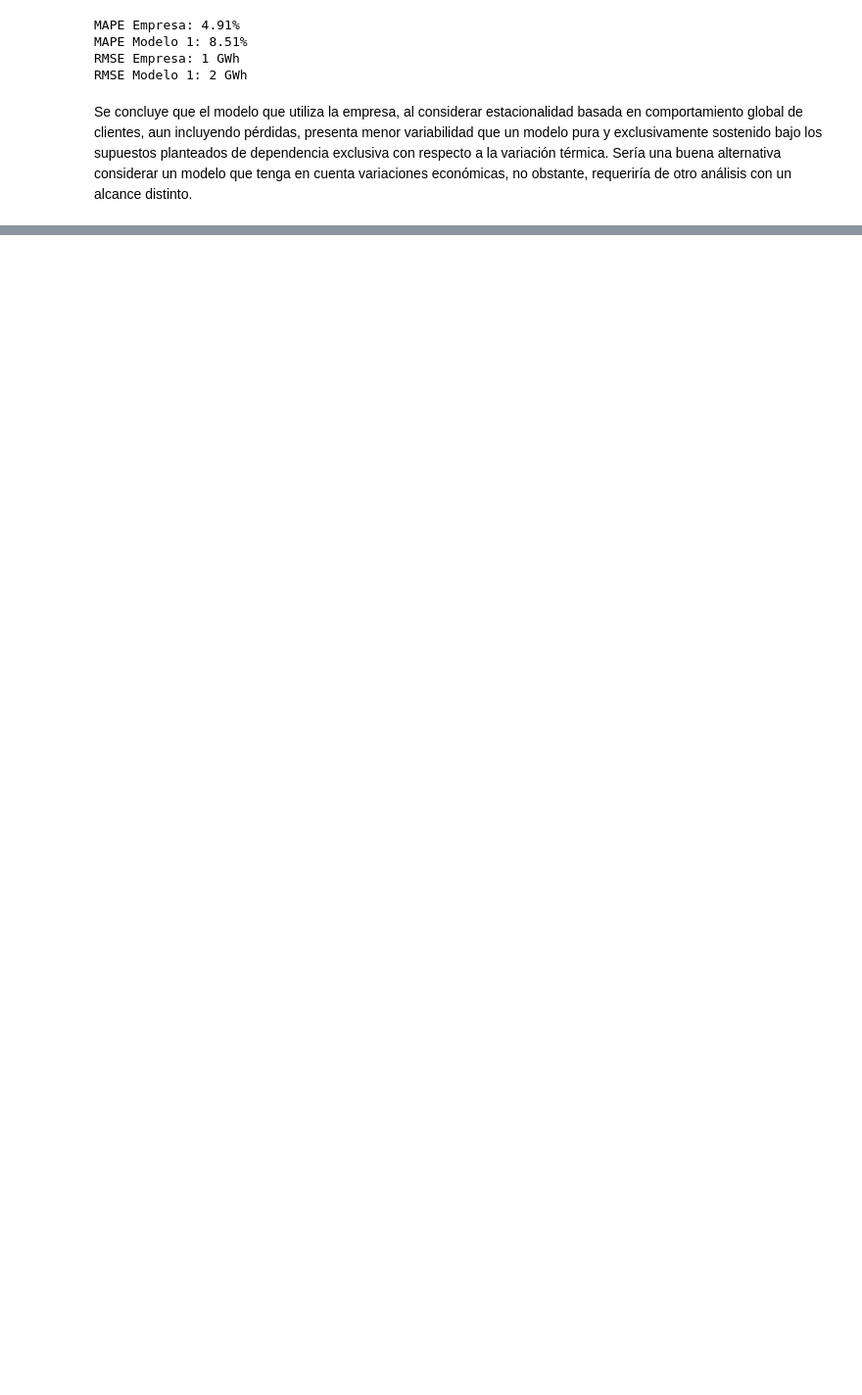
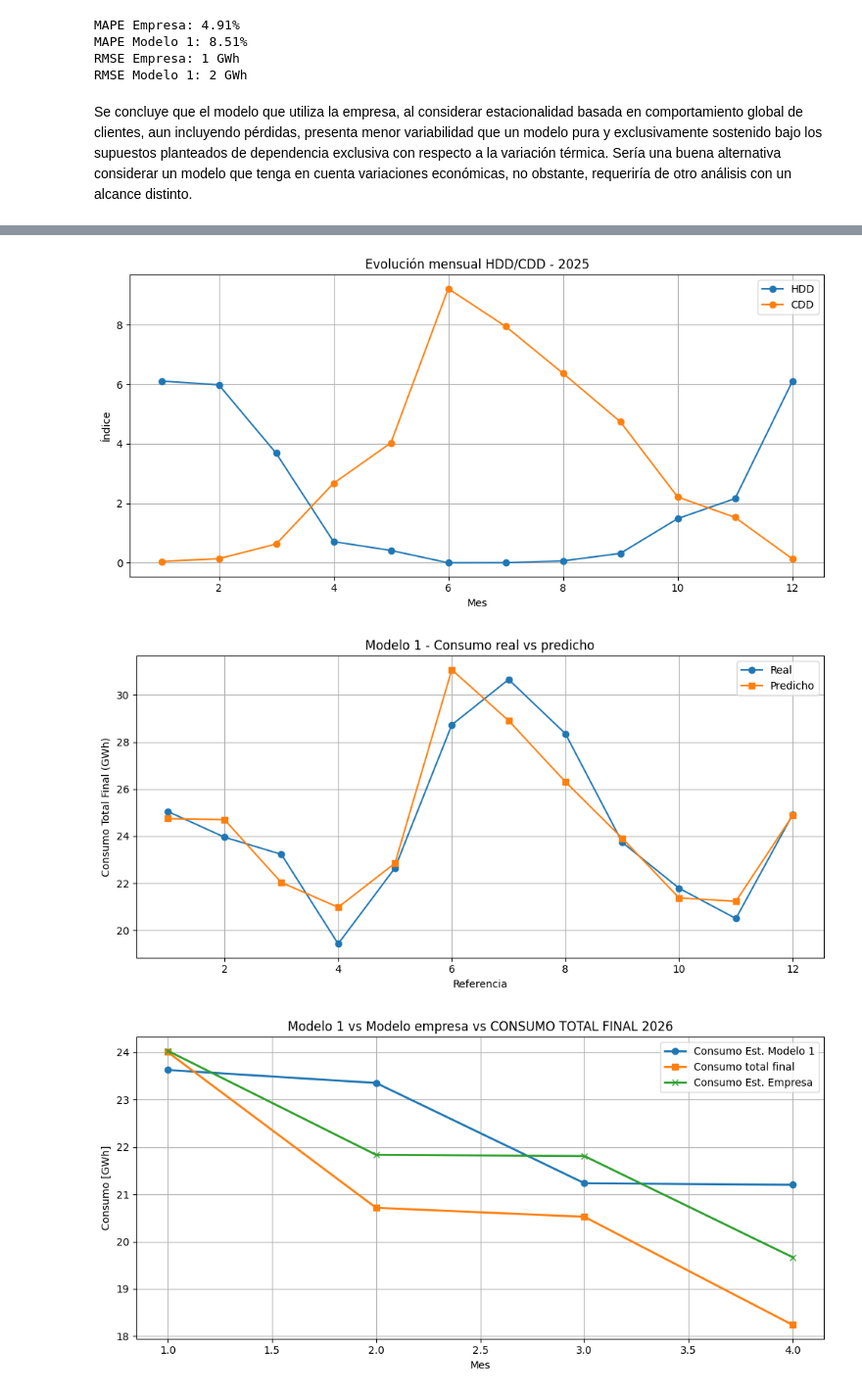
Before and after one commit to SantiagoEzequielDrelewicz/TP-LMC, a Jupyter notebook: tplmc.ipynb, the cells around one changed output, grey strips where cells are left out. Shown at 98% size. Saved outputs shown, nothing was run; the diff lists cells and outputs as text; code cells hidden in the pictures; blank space fills up the shorter version.

Commit message:
subo primer intento de informe

```diff
--- a/tplmc.ipynb
+++ b/tplmc.ipynb
@@ -2085,0 +2075,52 @@ Se concluye que el modelo que utiliza la empresa, al considerar estacionalidad b
+# %%
+# Guardado de figuras para informe.tex
+FIG_DIR = Path("figuras")
+FIG_DIR.mkdir(exist_ok=True)
+
+# Figura 1: evolución mensual HDD/CDD 2025
+plt.figure(figsize=(10, 5))
+plt.plot(df_chdd_mes["mes"], df_chdd_mes["hdd"], marker="o", label="HDD")
+plt.plot(df_chdd_mes["mes"], df_chdd_mes["cdd"], marker="o", label="CDD")
+plt.xlabel("Mes")
+plt.ylabel("Índice")
+plt.title("Evolución mensual HDD/CDD - 2025")
+plt.grid(True)
+plt.legend()
+plt.tight_layout()
+plt.savefig(FIG_DIR / "hdd_cdd_2025.png", dpi=200, bbox_inches="tight")
+plt.show()
+
+# Figura 2: Modelo 1, consumo real vs predicho 2025
+X_modelo1 = df_modelo_1[["hdd", "cdd"]]
+y_modelo1 = df_modelo_1["CONSUMO TOTAL FINAL"]
+y_pred_modelo1 = modelo_1.predict(X_modelo1)
+
+plt.figure(figsize=(10, 5))
+plt.plot(df_modelo_1["REFERENCIA"], y_modelo1, marker="o", label="Real")
+plt.plot(df_modelo_1["REFERENCIA"], y_pred_modelo1, marker="s", label="Predicho")
+plt.xlabel("Referencia")
+plt.ylabel("Consumo Total Final (GWh)")
+plt.title("Modelo 1 - Consumo real vs predicho")
+plt.grid(True)
+plt.legend()
+plt.tight_layout()
+plt.savefig(FIG_DIR / "modelo1_real_vs_predicho_2025.png", dpi=200, bbox_inches="tight")
+plt.show()
+
+# Figura 3: comparación 2026 entre Modelo 1, modelo empresa y consumo real
+plt.figure(figsize=(10, 5))
+plt.plot(df_pred_2026_completo["mes"], df_pred_2026_completo["consumo_estimado"], marker="o", linewidth=2, label="Consumo Est. Modelo 1")
+plt.plot(df_pred_2026_completo["mes"], df_pred_2026_completo["CONS TOT FIN"], marker="s", linewidth=2, label="Consumo total final")
+plt.plot(df_pred_2026_completo["mes"], df_pred_2026_completo["CONS EST EMPRESA"], marker="x", linewidth=2, label="Consumo Est. Empresa")
+plt.xlabel("Mes")
+plt.ylabel("Consumo [GWh]")
+plt.title("Modelo 1 vs Modelo empresa vs CONSUMO TOTAL FINAL 2026")
+plt.grid(True)
+plt.legend()
+plt.tight_layout()
+plt.savefig(FIG_DIR / "comparacion_2026.png", dpi=200, bbox_inches="tight")
+plt.show()
+# %% [output]
+[figure, added]
+[figure, added]
+[figure, added]
```
Also changed, not shown: parts of 8 cells of this notebook, 5 other files.
